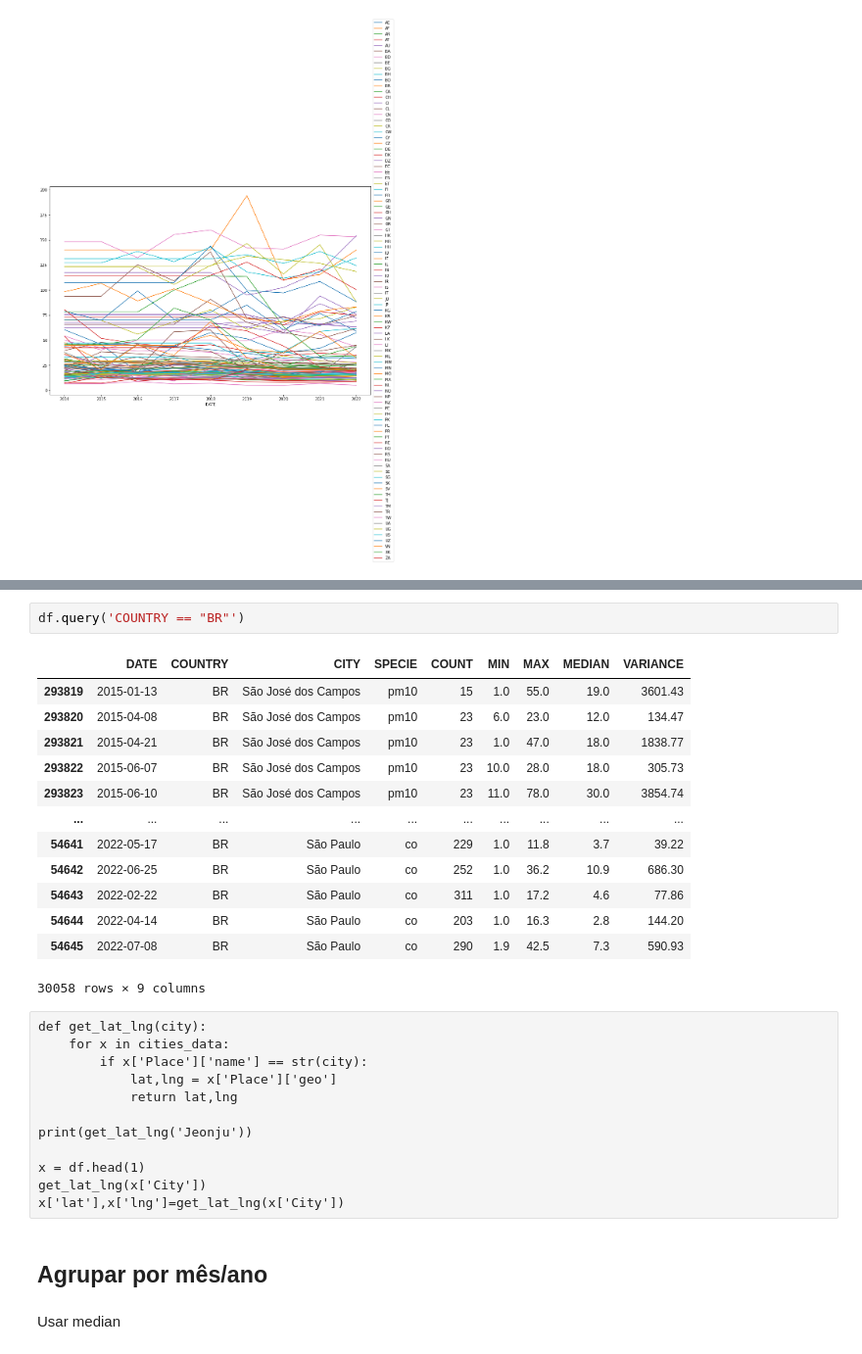
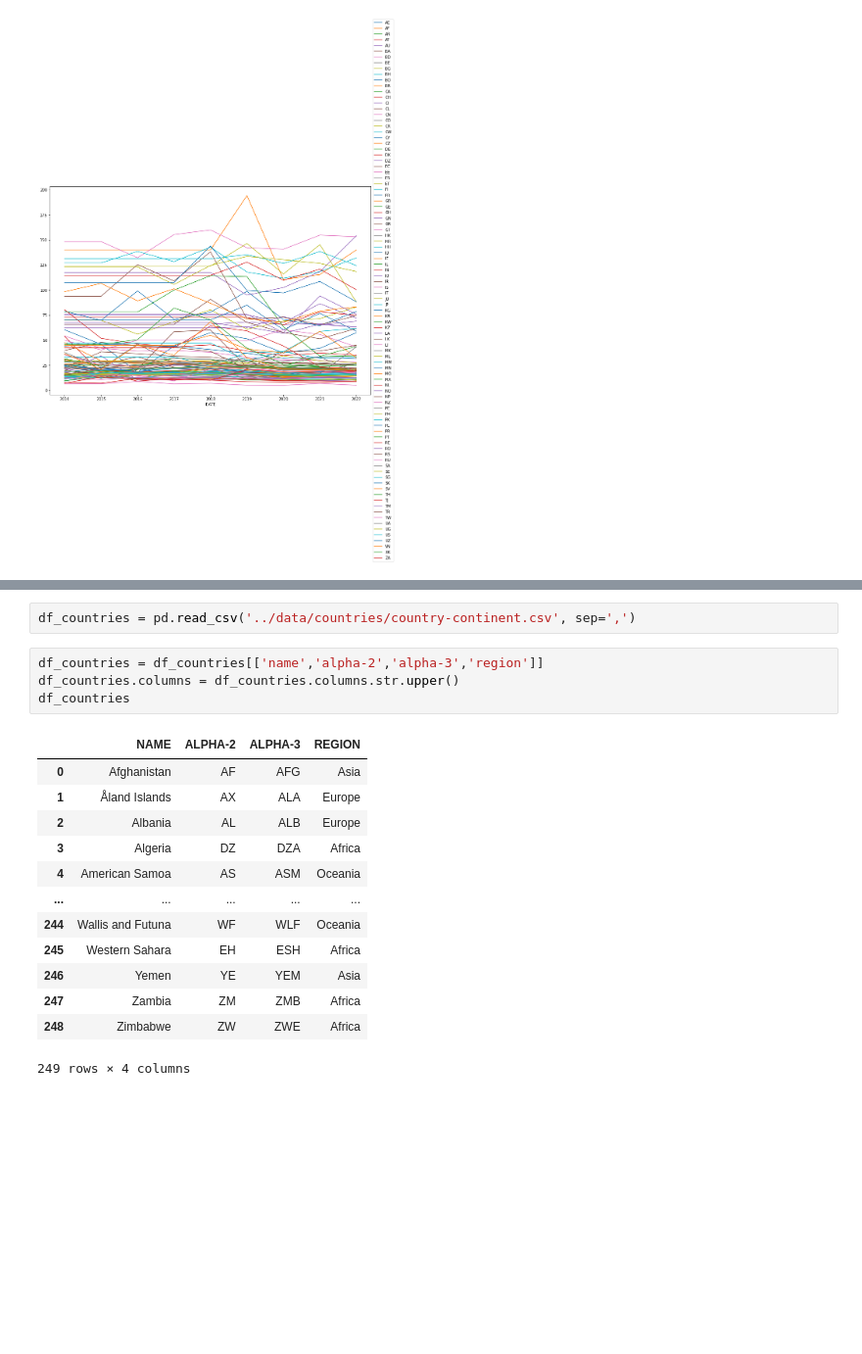
Before and after one commit to thiagorbernardo/UTFPR-Data-Science-CSB55, a Jupyter notebook: 02 - Analise exploratoria/iqar-analise-ar.ipynb, the cells around one changed output, grey strips where cells are left out. Shown at 98% size. Drawn from its saved outputs; the diff is of its cells as text; blank space fills up the shorter version.

```diff
--- a/02 - Analise exploratoria/iqar-analise-ar.ipynb
+++ b/02 - Analise exploratoria/iqar-analise-ar.ipynb
@@ -200,32 +193,20 @@ plt.show()
-# %%
-df.query('COUNTRY == "BR"')
-# %% [output]
-|  | DATE | COUNTRY | CITY | SPECIE | COUNT | MIN | MAX | MEDIAN | VARIANCE |
-| 293819 | 2015-01-13 | BR | São José dos Campos | pm10 | 15 | 1.0 | 55.0 | 19.0 | 3601.43 |
-| 293820 | 2015-04-08 | BR | São José dos Campos | pm10 | 23 | 6.0 | 23.0 | 12.0 | 134.47 |
-| 293821 | 2015-04-21 | BR | São José dos Campos | pm10 | 23 | 1.0 | 47.0 | 18.0 | 1838.77 |
-| 293822 | 2015-06-07 | BR | São José dos Campos | pm10 | 23 | 10.0 | 28.0 | 18.0 | 305.73 |
-| 293823 | 2015-06-10 | BR | São José dos Campos | pm10 | 23 | 11.0 | 78.0 | 30.0 | 3854.74 |
-| ... | ... | ... | ... | ... | ... | ... | ... | ... | ... |
-| 54641 | 2022-05-17 | BR | São Paulo | co | 229 | 1.0 | 11.8 | 3.7 | 39.22 |
-| 54642 | 2022-06-25 | BR | São Paulo | co | 252 | 1.0 | 36.2 | 10.9 | 686.30 |
-| 54643 | 2022-02-22 | BR | São Paulo | co | 311 | 1.0 | 17.2 | 4.6 | 77.86 |
-| 54644 | 2022-04-14 | BR | São Paulo | co | 203 | 1.0 | 16.3 | 2.8 | 144.20 |
-| 54645 | 2022-07-08 | BR | São Paulo | co | 290 | 1.9 | 42.5 | 7.3 | 590.93 |
-30058 rows × 9 columns
-# %% [raw]
-def get_lat_lng(city):
-    for x in cities_data:
-        if x['Place']['name'] == str(city):
-            lat,lng = x['Place']['geo']
-            return lat,lng
-
-print(get_lat_lng('Jeonju'))
-
-x = df.head(1)
-get_lat_lng(x['City'])
-x['lat'],x['lng']=get_lat_lng(x['City'])
-# %% [markdown]
-## Agrupar por mês/ano
-# %% [markdown]
-Usar median
+# %%
+df_countries = pd.read_csv('../data/countries/country-continent.csv', sep=',')
+# %%
+df_countries = df_countries[['name','alpha-2','alpha-3','region']]
+df_countries.columns = df_countries.columns.str.upper()
+df_countries
+# %% [output]
+|  | NAME | ALPHA-2 | ALPHA-3 | REGION |
+| 0 | Afghanistan | AF | AFG | Asia |
+| 1 | Åland Islands | AX | ALA | Europe |
+| 2 | Albania | AL | ALB | Europe |
+| 3 | Algeria | DZ | DZA | Africa |
+| 4 | American Samoa | AS | ASM | Oceania |
+| ... | ... | ... | ... | ... |
+| 244 | Wallis and Futuna | WF | WLF | Oceania |
+| 245 | Western Sahara | EH | ESH | Africa |
+| 246 | Yemen | YE | YEM | Asia |
+| 247 | Zambia | ZM | ZMB | Africa |
+| 248 | Zimbabwe | ZW | ZWE | Africa |
+249 rows × 4 columns
```
Also changed, not shown: parts of 12 cells of this notebook, 2 other files.
